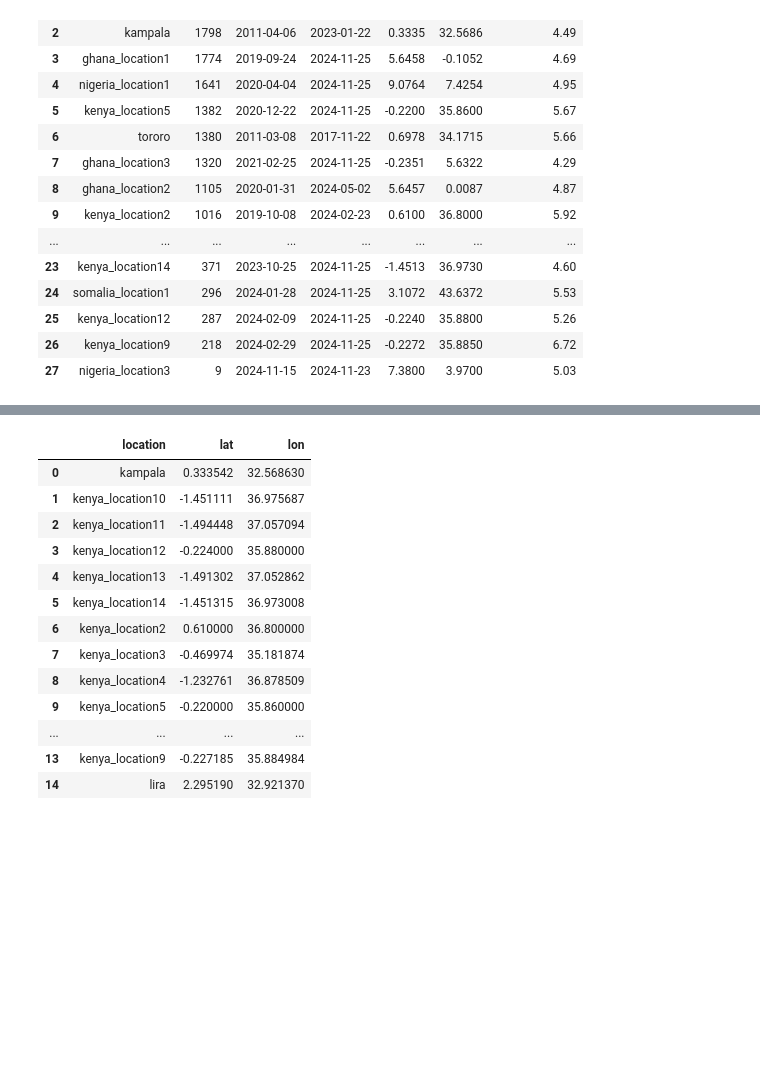
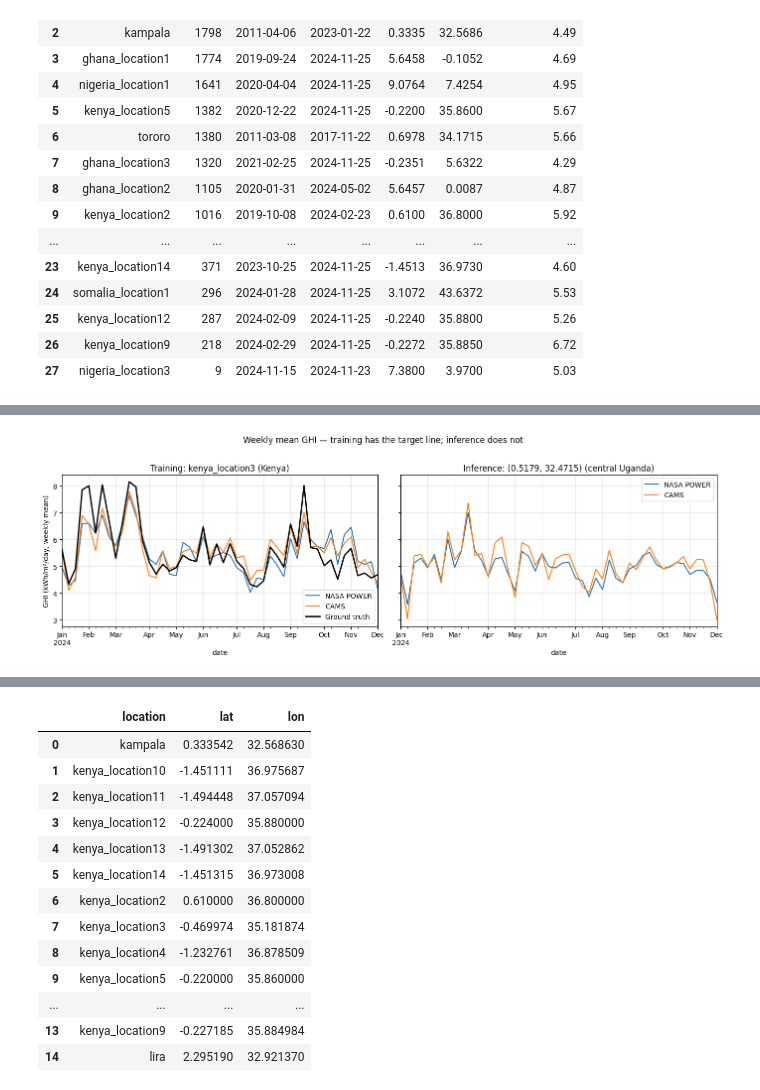
Before and after one commit to Marconi-Lab/SolarIrradiation, a Jupyter notebook: notebooks/01_warehouse_population.ipynb, the cells around one changed output, grey strips where cells are left out. Drawn from its saved outputs; the diff is of its cells as text; code cells hidden in the pictures; blank space fills up the shorter version.

```diff
--- a/notebooks/01_warehouse_population.ipynb
+++ b/notebooks/01_warehouse_population.ipynb
@@ -196,0 +384,42 @@ ground_summary
+# %%
+# Two-column GHI plot — training (with ground truth) vs inference (no
+# ground truth). Weekly-averaged so the seasonal pattern is visible
+# under the daily noise.
+import matplotlib.pyplot as plt
+
+weekly_train_ghi = (
+    timeseries[
+        ["y_ghi_kwh_m2_day", "sat_ghi_nasa_kwh_m2_day", "sat_ghi_cams_kwh_m2_day"]
+    ]
+    .resample("W")
+    .mean()
+)
+weekly_inf_ghi = (
+    inference_ts[["sat_ghi_nasa_kwh_m2_day", "sat_ghi_cams_kwh_m2_day"]]
+    .resample("W")
+    .mean()
+)
+
+fig, axes = plt.subplots(1, 2, figsize=(14, 4.5), sharey=True)
+
+# Left: training (kenya_location3, 2024) — model sees ground GHI as the target.
+weekly_train_ghi["sat_ghi_nasa_kwh_m2_day"].plot(ax=axes[0], label="NASA POWER", color="C0")
+weekly_train_ghi["sat_ghi_cams_kwh_m2_day"].plot(ax=axes[0], label="CAMS", color="C1")
+weekly_train_ghi["y_ghi_kwh_m2_day"].plot(ax=axes[0], label="Ground truth", color="black", linewidth=2)
+axes[0].set_title(f"Training: {example['location'].iloc[0]} (Kenya)")
+axes[0].set_ylabel("GHI (kWh/m²/day, weekly mean)")
+axes[0].grid(True, alpha=0.3)
+axes[0].legend()
+
+# Right: inference (Uganda grid point, 2024) — same features but no ground truth.
+weekly_inf_ghi["sat_ghi_nasa_kwh_m2_day"].plot(ax=axes[1], label="NASA POWER", color="C0")
+weekly_inf_ghi["sat_ghi_cams_kwh_m2_day"].plot(ax=axes[1], label="CAMS", color="C1")
+axes[1].set_title(f"Inference: ({inference_lat}, {inference_lon}) (central Uganda)")
+axes[1].grid(True, alpha=0.3)
+axes[1].legend()
+
+plt.suptitle("Weekly mean GHI — training has the target line; inference does not", y=1.02)
+plt.tight_layout()
+plt.show()
+# %% [output]
+[figure, added]
```
Also changed, not shown: parts of 30 cells of this notebook.
